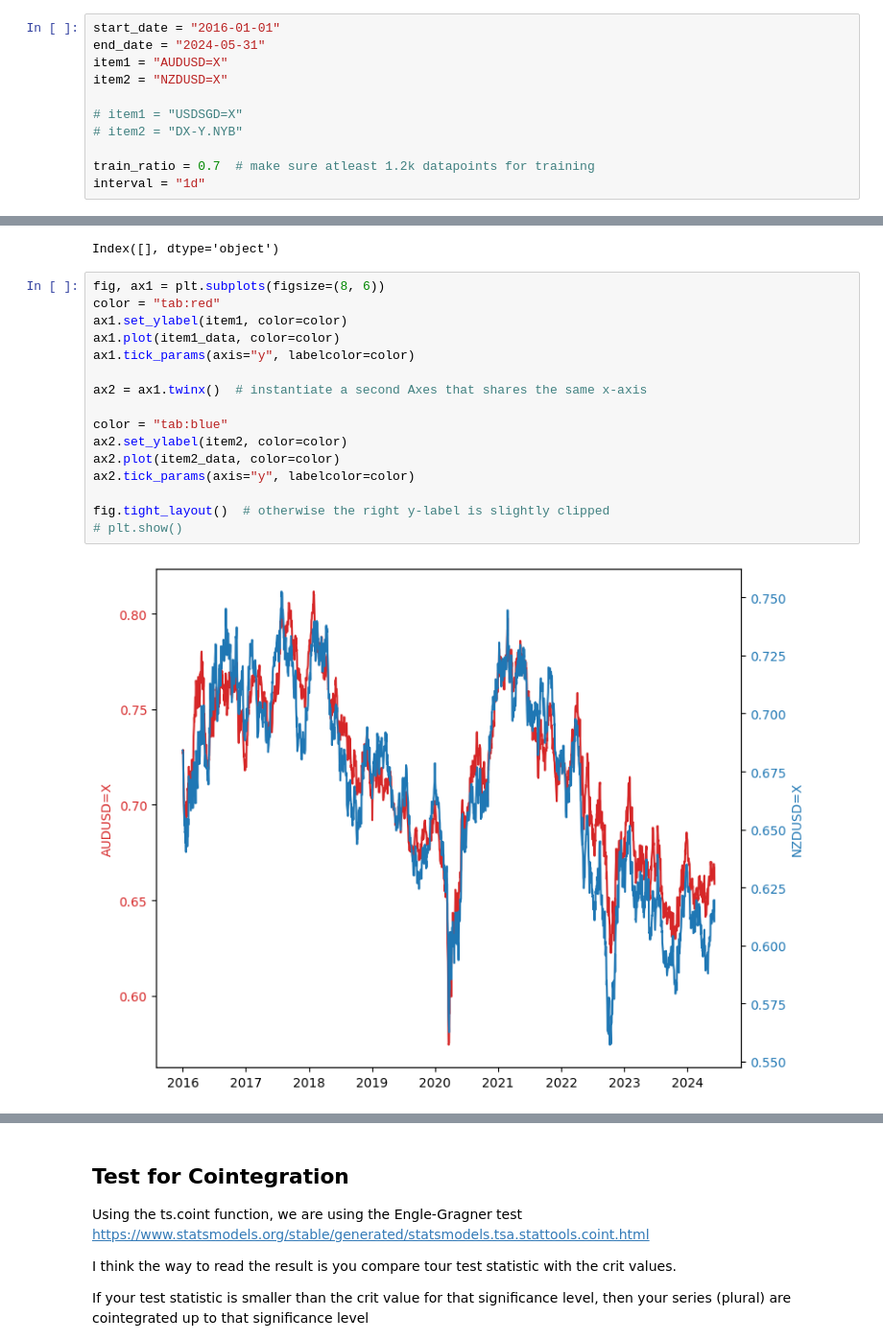
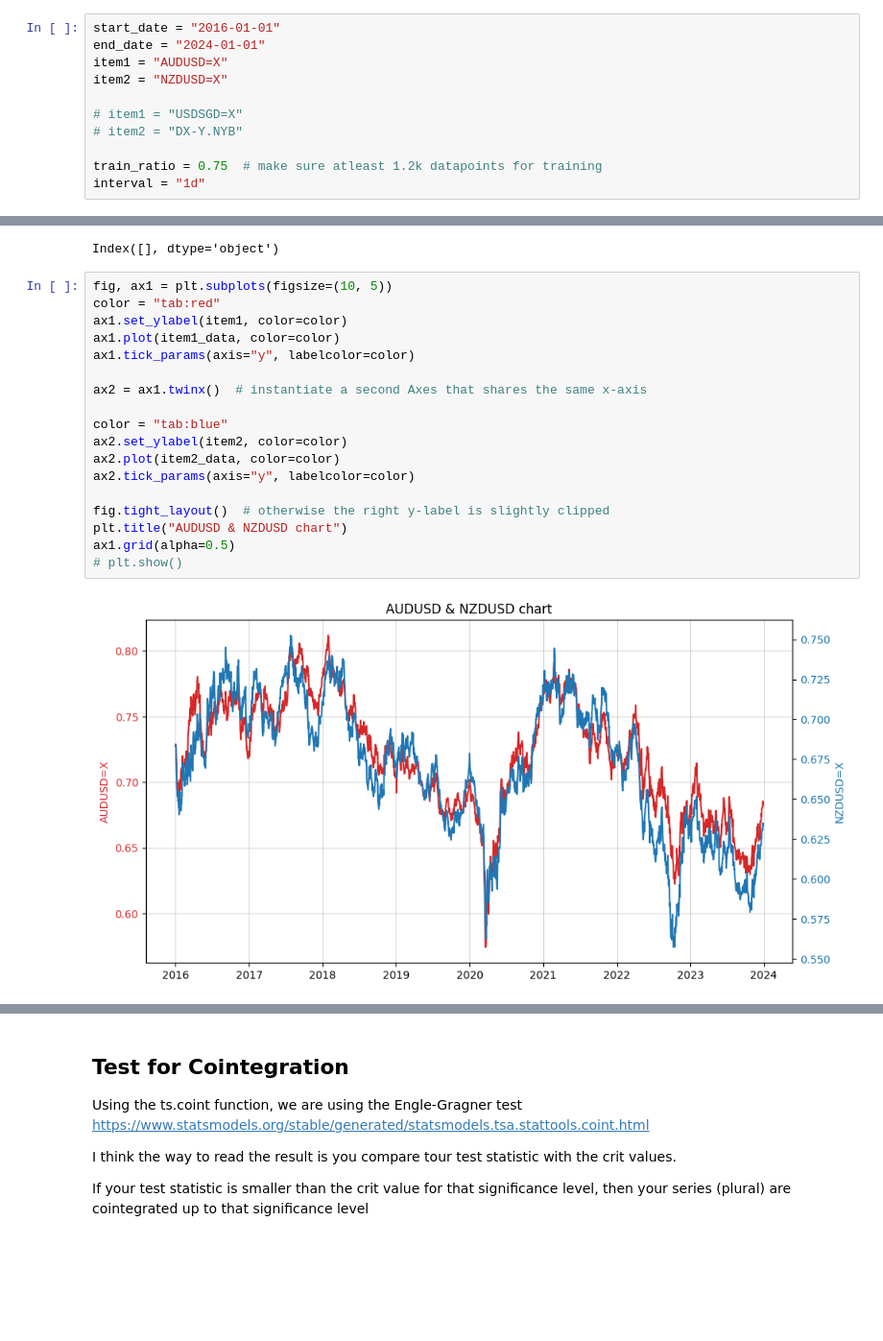
Before and after one commit to andreignatius/quant-trading, a Jupyter notebook: pairs/pairs_audnzd.ipynb, the cells around one changed output, grey strips where cells are left out. Shown at 96% size. Drawn from its saved outputs; the diff is of its cells as text; blank space fills up the shorter version.

```diff
--- a/pairs/pairs_audnzd.ipynb
+++ b/pairs/pairs_audnzd.ipynb
@@ -30,14 +30,14 @@ Anyway general steps
 Possible improvement can be done for the regression part to obtain the weights. Right now we are using OLS and probably can be changed
 # %%
 start_date = "2016-01-01"
-end_date = "2024-05-31"
+end_date = "2024-01-01"
 item1 = "AUDUSD=X"
 item2 = "NZDUSD=X"
 
 # item1 = "USDSGD=X"
 # item2 = "DX-Y.NYB"
 
-train_ratio = 0.7  # make sure atleast 1.2k datapoints for training
+train_ratio = 0.75  # make sure atleast 1.2k datapoints for training
 interval = "1d"
 # %%
 # get close data
@@ -121,20 +138,22 @@ diff
 # %% [output]
 Index([], dtype='object')
 # %%
-fig, ax1 = plt.subplots(figsize=(8, 6))
+fig, ax1 = plt.subplots(figsize=(10, 5))
 color = "tab:red"
 ax1.set_ylabel(item1, color=color)
 ax1.plot(item1_data, color=color)
 ax1.tick_params(axis="y", labelcolor=color)
 
 ax2 = ax1.twinx()  # instantiate a second Axes that shares the same x-axis
 
 color = "tab:blue"
 ax2.set_ylabel(item2, color=color)
 ax2.plot(item2_data, color=color)
 ax2.tick_params(axis="y", labelcolor=color)
 
 fig.tight_layout()  # otherwise the right y-label is slightly clipped
+plt.title("AUDUSD & NZDUSD chart")
+ax1.grid(alpha=0.5)
 # plt.show()
 # %% [output]
-[figure, old version]
+[figure, new version]
```
Also changed, not shown: parts of 24 cells of this notebook.
